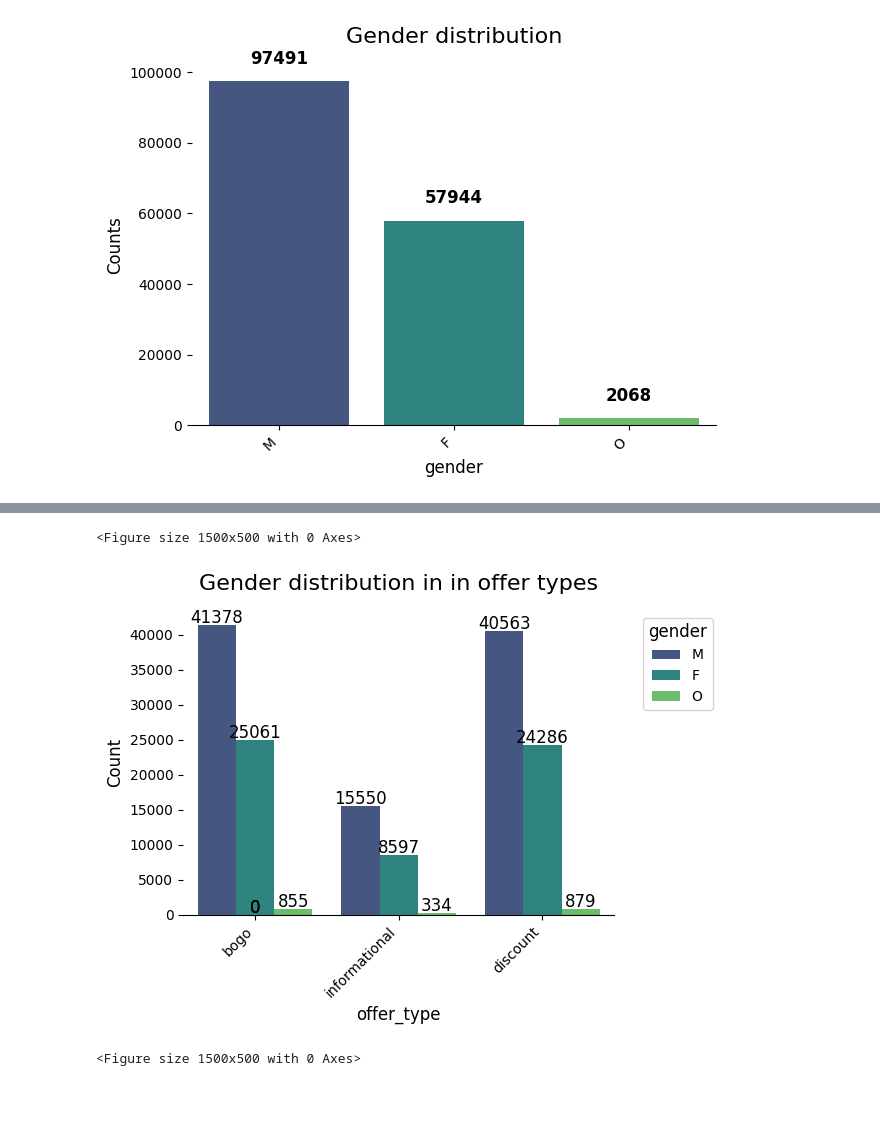
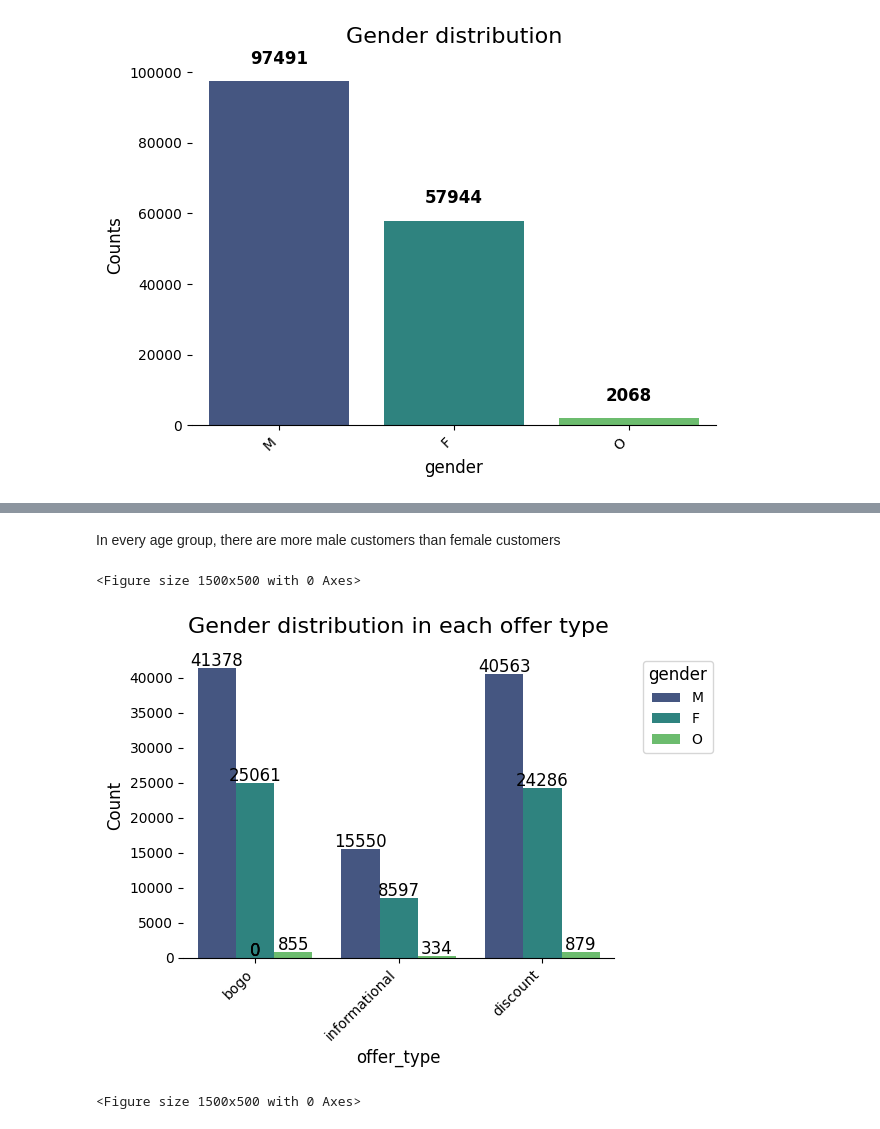
Before and after one commit to Ermess94/capstone-project-udacity, a Jupyter notebook: project_report.ipynb, the cells around one changed output, grey strips where cells are left out. Cells and saved outputs as stored; diff of their text form; code cells hidden in the pictures; blank space fills up the shorter version.

```diff
--- a/project_report.ipynb
+++ b/project_report.ipynb
@@ -675,8 +675,8 @@ Name: count, Length: 5121, dtype: int64
 transcript_df = expand_dict_column(transcript_df, 'value',
     {
         "offer_id": ["offer id", "offer_id"],
-        "reward": ["reward"],
-        "amount": ["amount"]
+        "money_gained": ["reward"],
+        "money_spent": ["amount"]
     })
 transcript_df.drop(['value'], axis=1, inplace=True)
 # %% [markdown]
@@ -798,8 +797,10 @@ grouped_bar_plot(dataframe, 'age_group', 'gender', 'Gender distribution in age g
+# %% [markdown]
+In every age group, there are more male customers than female customers
 # %%
-grouped_bar_plot(dataframe, 'offer_type', 'gender', 'Gender distribution in in offer types')
+grouped_bar_plot(dataframe, 'offer_type', 'gender', 'Gender distribution in each offer type')
 # %% [output]
 <Figure size 1500x500 with 0 Axes>
-[figure, old version]
+[figure, new version]
 # %%
 grouped_bar_plot(dataframe, 'event', 'gender', 'Gender distribution in events')
 # %% [output]
```
Also changed, not shown: parts of 29 cells of this notebook.
